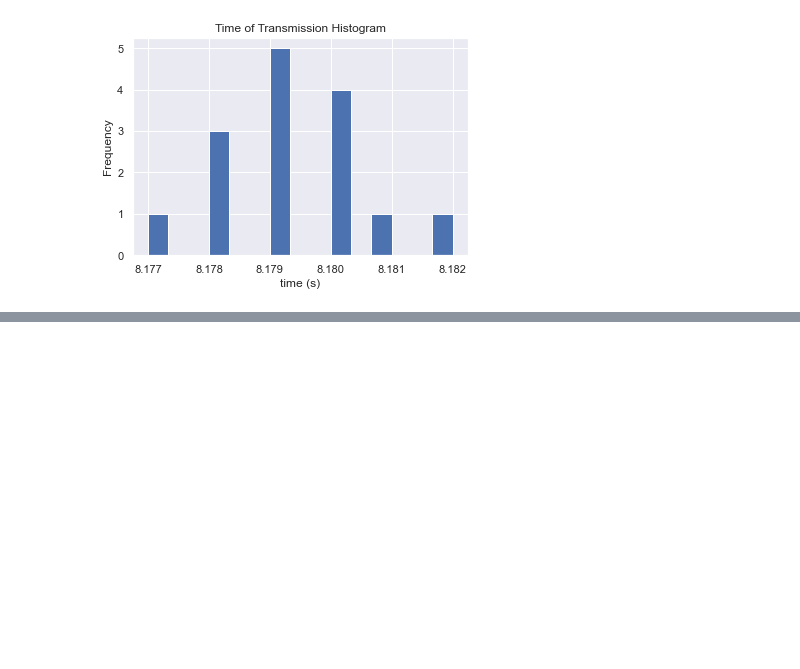
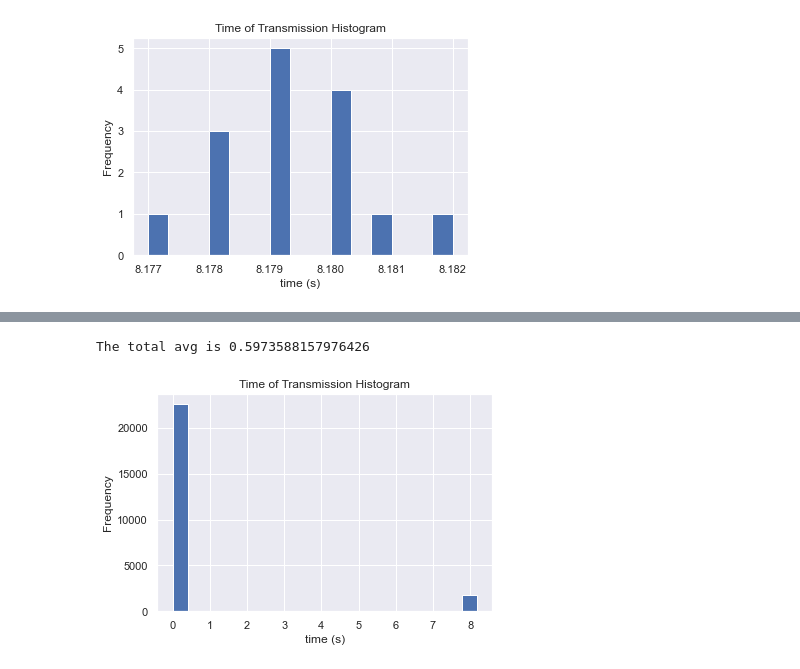
Before and after one commit to lauren-west/icex-lair-2021, a Jupyter notebook: vemco_data_post_processing_visualization.ipynb, the cells around one changed output, grey strips where cells are left out. Drawn from its saved outputs; the diff is of its cells as text; code cells hidden in the pictures; blank space fills up the shorter version.

Commit message:
Created histograms for time of flight

```diff
--- a/vemco_data_post_processing_visualization.ipynb
+++ b/vemco_data_post_processing_visualization.ipynb
@@ -175,23 +177,23 @@ plt.show()
 There were 7 outliers at 50m.
 [figure]
 # %%
-data = [8.18, 16.363, 24.541, 8.181, 8.179, 8.18, 8.179, 8.179, 8.18, 8.179, 8.18, 8.182, 8.176, 8.179, 8.18, 8.178, 8.179, 8.18, 8.18, 8.18, 8.177, 8.177, 32.715, 16.358, 8.177, 8.179, 8.179, 16.356, 32.713, 16.361, 32.72, 8.182, 32.722, 8.178, 8.18, 8.178, 8.178, 8.178, 8.176, 8.178, 8.177, 8.178, 8.178, 8.179, 16.359, 8.181, 8.177, 8.179, 8.18, 32.719, 8.181, 8.18, 24.539, 8.18, 16.356, 24.529, 32.72, 8.179, 8.18, 16.361, 8.179, 8.179, 16.36, 8.18, 8.179, 8.179, 8.181, 16.359, 16.36, 16.36, 8.179, 8.18, 8.18, 8.179]
-new_data = []
+data2 = [8.18, 16.363, 24.541, 8.181, 8.179, 8.18, 8.179, 8.179, 8.18, 8.179, 8.18, 8.182, 8.176, 8.179, 8.18, 8.178, 8.179, 8.18, 8.18, 8.18, 8.177, 8.177, 32.715, 16.358, 8.177, 8.179, 8.179, 16.356, 32.713, 16.361, 32.72, 8.182, 32.722, 8.178, 8.18, 8.178, 8.178, 8.178, 8.176, 8.178, 8.177, 8.178, 8.178, 8.179, 16.359, 8.181, 8.177, 8.179, 8.18, 32.719, 8.181, 8.18, 24.539, 8.18, 16.356, 24.529, 32.72, 8.179, 8.18, 16.361, 8.179, 8.179, 16.36, 8.18, 8.179, 8.179, 8.181, 16.359, 16.36, 16.36, 8.179, 8.18, 8.18, 8.179]
+new_data2 = []
 count = 0
 
-for num in data:
+for num in data2:
     if num < 10:
-        new_data.append(num)
+        new_data2.append(num)
     else:
         count += 1
 
-total_data += new_data
+total_data += new_data2
 print(f"There were {count} outliers at 100m.")
 
-delta_t_np = np.array(new_data)
+delta_t_np2 = np.array(new_data2)
 
 NUM_OF_BINS = 15 # Anywhere from 5-20 with 20 being with at least 1000 data points
-plt.hist(delta_t_np, NUM_OF_BINS)
+plt.hist(delta_t_np2, NUM_OF_BINS)
 plt.title("Time of Transmission Histogram")
 plt.xlabel("time (s)")
 plt.ylabel("Frequency")
@@ -240,0 +283,21 @@ plt.show()
+# %%
+tof_0_100_1d = []
+
+for i in range(len(data_at_0)):
+    for j in range(len(data_at_100)):
+        tof = (data_at_100[j] - data_at_0[i]) % t_mean_0
+        tof_0_100_1d.append(tof)
+        # tof_0_100_2d[i][j] = new_data2[j] - data_at_0[i]
+
+print(f"The total avg is {statistics.mean(tof_0_100_1d)}")
+delta_t_np_error = np.array(tof_0_100_1d)
+NUM_OF_BINS = 20 # Anywhere from 5-20 with 20 being with at least 1000 data points
+plt.hist(delta_t_np_error, NUM_OF_BINS)
+plt.title("Time of Transmission Histogram")
+plt.xlabel("time (s)")
+plt.ylabel("Frequency")
+plt.savefig("time_of_flight_histogram.png")
+plt.show()
+# %% [output]
+The total avg is 0.5973588157976426
+[figure, added]
```
Also changed, not shown: parts of 9 cells of this notebook, 1 other file.
